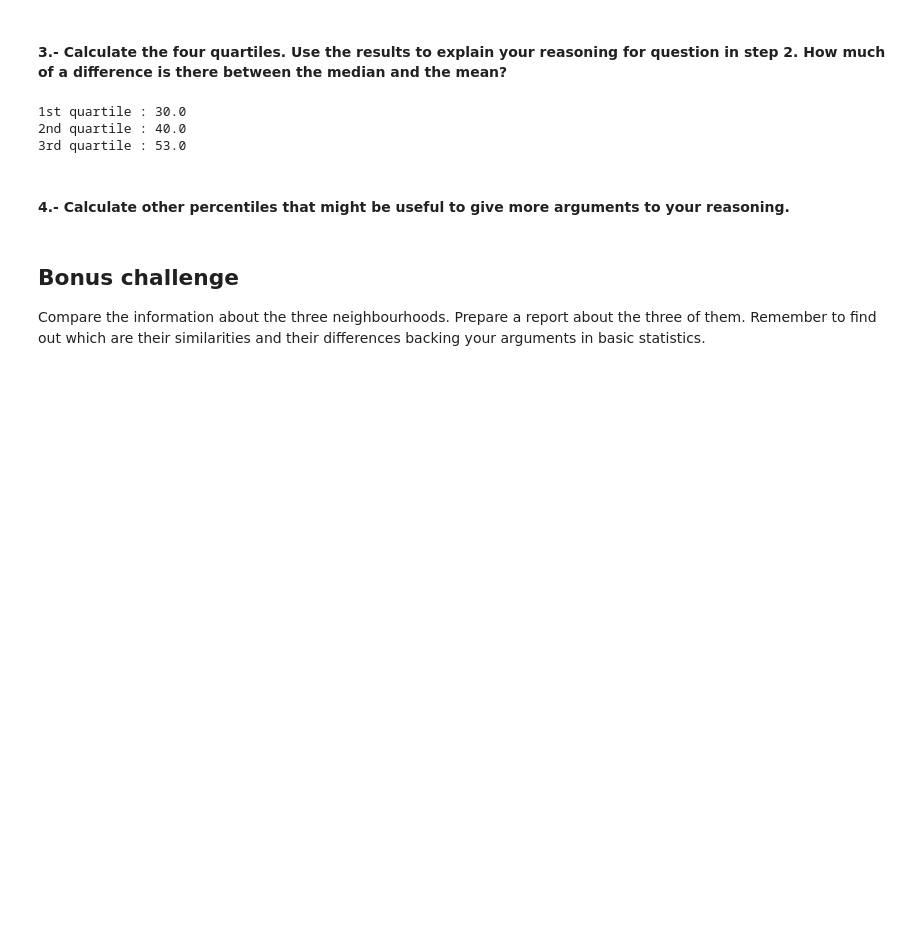
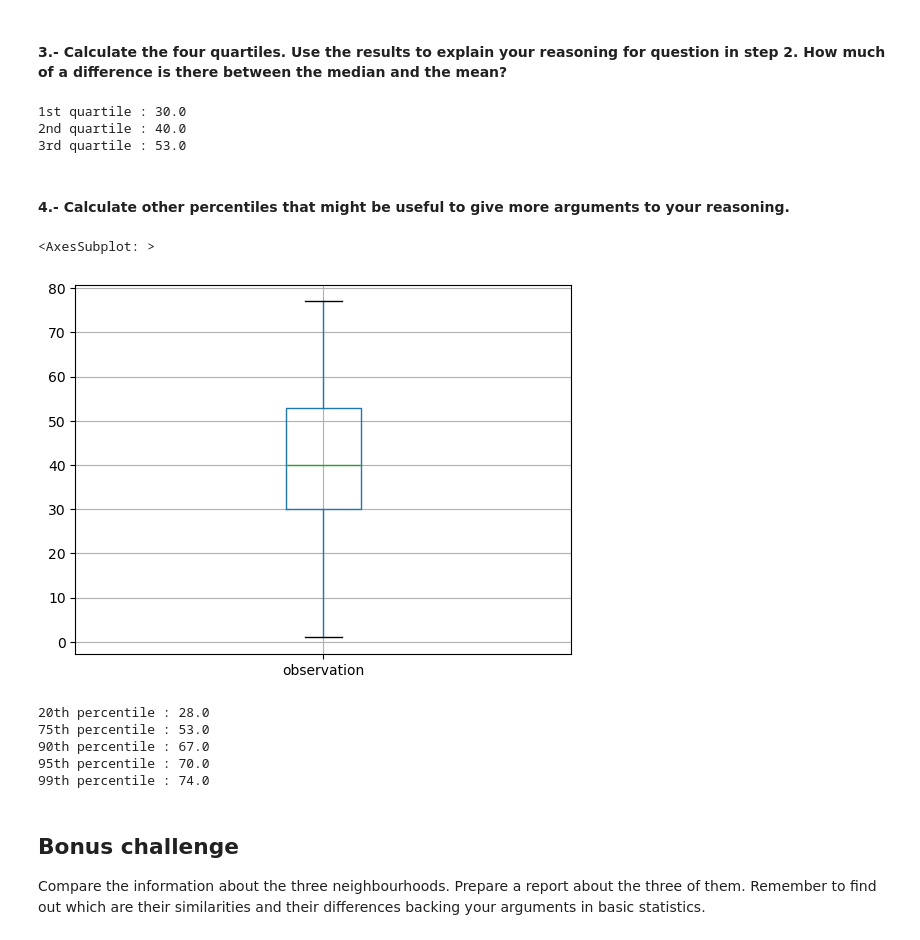
Before and after one commit to marciafof/DAFT_0116_OTALORAMarcia, a Jupyter notebook: module_2/Lab_4_Descriptive-Statistics/main.ipynb, the cells around one changed output. Drawn from its saved outputs; the diff is of its cells as text; code cells hidden in the pictures; blank space fills up the shorter version.

```diff
--- a/module_2/Lab_4_Descriptive-Statistics/main.ipynb
+++ b/module_2/Lab_4_Descriptive-Statistics/main.ipynb
@@ -349,3 +361,29 @@ your comments here
+# %%
+dfage_c.boxplot()
+# %% [output]
+<AxesSubplot: >
+[figure, added]
+# %%
+percentil20 = percentiles(dfage_c.observation.values,qper=0.2)
+print(f"20th percentile : {percentil20}")
+
+percentil75 = percentiles(dfage_c.observation.values,qper=0.75)
+print(f"75th percentile : {percentil75}")
+
+percentil90 = percentiles(dfage_c.observation.values,qper=0.9)
+print(f"90th percentile : {percentil90}")
+
+percentil95 = percentiles(dfage_c.observation.values,qper=0.95)
+print(f"95th percentile : {percentil95}")
+
+percentil95 = percentiles(dfage_c.observation.values,qper=0.99)
+print(f"99th percentile : {percentil95}")
+# %% [output]
+20th percentile : 28.0
+75th percentile : 53.0
+90th percentile : 67.0
+95th percentile : 70.0
+99th percentile : 74.0
 # %%
 """
 your comments here
```
Also changed, not shown: parts of 2 cells of this notebook.
